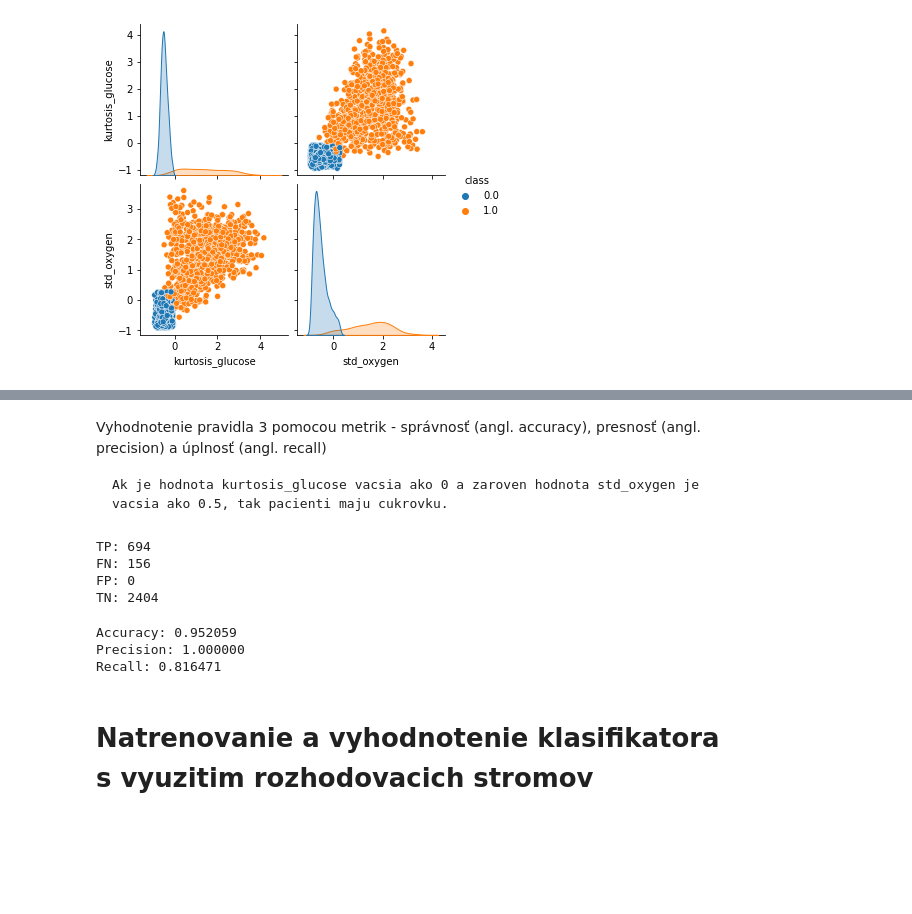
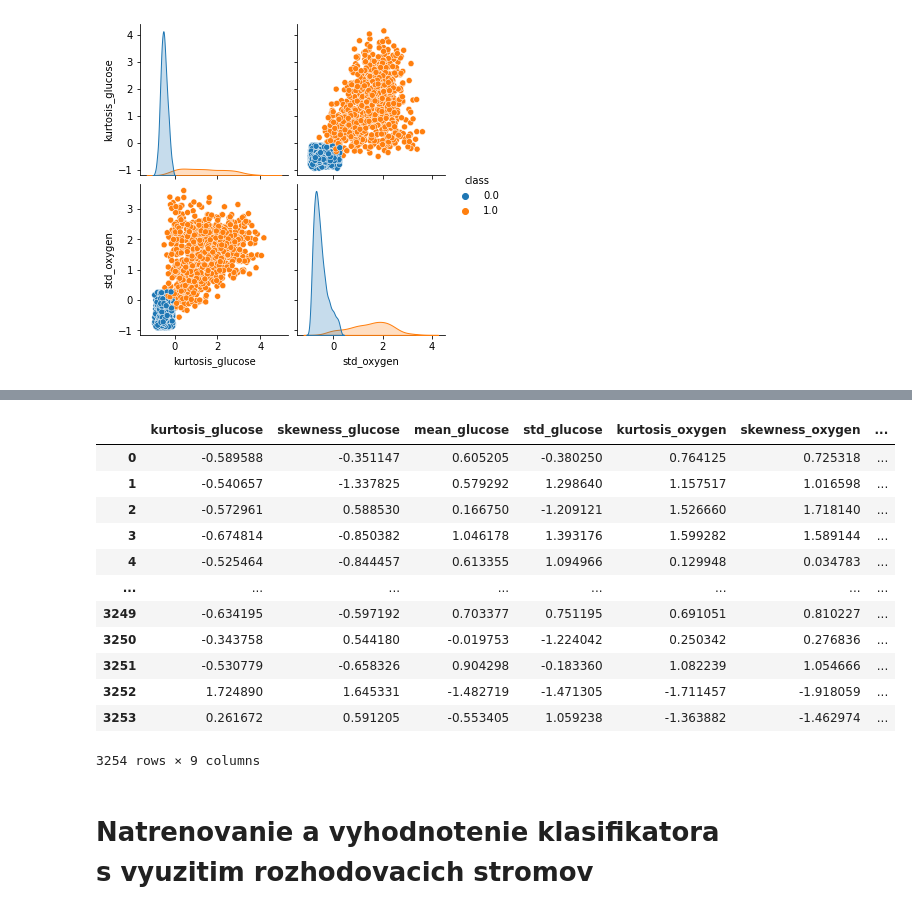
Before and after one commit to MakoHnat/IAU, a Jupyter notebook: 3 cast zadania.ipynb, the cells around one changed output, grey strips where cells are left out. Drawn from its saved outputs; the diff is of its cells as text; code cells hidden in the pictures; blank space fills up the shorter version.

```diff
--- a/3 cast zadania.ipynb
+++ b/3 cast zadania.ipynb
@@ -137,7 +121,0 @@ a nemusis typecastovat -> potom asi ani warningy nebudu
-# %%
-medical_data["pravidlo1class"] = ""
-medical_data["pravidlo2class"] = ""
-medical_data["pravidlo3class"] = ""
-medical_data["pravidlo1class"] = pd.to_numeric(medical_data["pravidlo1class"])
-medical_data["pravidlo2class"] = pd.to_numeric(medical_data["pravidlo2class"])
-medical_data["pravidlo3class"] = pd.to_numeric(medical_data["pravidlo3class"])
@@ -165,7 +121,0 @@ pocetVsetkych = medical_data.shape[0]
-# %%
-for index, row in medical_data.iterrows():
-    if row['kurtosis_glucose'] > 0:
-        row['pravidlo1class'] = 1
-    else:
-        row['pravidlo1class'] = 0
-    medical_data.at[index, 'pravidlo1class'] = row['pravidlo1class']
@@ -225,7 +121,0 @@ Vyhodnotenie pravidla 2 pomocou metrik - správnosť (angl. accuracy), presnosť
-# %%
-for index, row in medical_data.iterrows():
-    if row['std_glucose'] < 0.5:
-        row['pravidlo2class'] = 0
-    else:
-        row['pravidlo2class'] = 1
-    medical_data.at[index, 'pravidlo2class'] = row['pravidlo2class']
@@ -264,46 +122,19 @@ Recall: 0.076471
-# %% [markdown]
-Vyhodnotenie pravidla 3 pomocou metrik - správnosť (angl. accuracy), presnosť (angl. precision) a úplnosť (angl. recall)
-
-    Ak je hodnota kurtosis_glucose vacsia ako 0 a zaroven hodnota std_oxygen je vacsia ako 0.5, tak pacienti maju cukrovku.
-# %%
-for index, row in medical_data.iterrows():
-    if row['std_oxygen'] > 0.5 and row['kurtosis_glucose'] > 0:
-        row['pravidlo3class'] = 1
-    else:
-        row['pravidlo3class'] = 0
-    medical_data.at[index, 'pravidlo3class'] = row['pravidlo3class']
-# %%
-pocetFN3 = 0
-pocetTP3 = 0
-pocetFP3 = 0
-pocetTN3 = 0
-for index, row in medical_data.iterrows():
-    if row['class'] == 0 and row['pravidlo3class'] == 0:
-        pocetTN3 = pocetTN3 + 1
-    if row['class'] == 0 and row['pravidlo3class'] == 1:
-        pocetFP3 = pocetFP3 + 1
-    if row['class'] == 1 and row['pravidlo3class'] == 0:
-        pocetFN3 = pocetFN3 + 1
-    if row['class'] == 1 and row['pravidlo3class'] == 1:
-        pocetTP3 = pocetTP3 + 1
-
-print("TP: %d" % pocetTP3)
-print("FN: %d" % pocetFN3)
-print("FP: %d" % pocetFP3)
-print("TN: %d" % pocetTN3)
-# %% [output]
-TP: 694
-FN: 156
-FP: 0
-TN: 2404
-# %%
-print("Accuracy: %f" % ((pocetTP3 + pocetTN3)/pocetVsetkych))
-print("Precision: %f" % (pocetTP3/(pocetTP3 + pocetFP3)))
-print("Recall: %f" % (pocetTP3/(pocetTP3 + pocetFN3)))
-# %% [output]
-Accuracy: 0.952059
-Precision: 1.000000
-Recall: 0.816471
+# %%
+medical_data
+# %% [output]
+|  | kurtosis_glucose | skewness_glucose | mean_glucose | std_glucose | kurtosis_oxygen | skewness_oxygen | ... |
+| 0 | -0.589588 | -0.351147 | 0.605205 | -0.380250 | 0.764125 | 0.725318 | ... |
+| 1 | -0.540657 | -1.337825 | 0.579292 | 1.298640 | 1.157517 | 1.016598 | ... |
+| 2 | -0.572961 | 0.588530 | 0.166750 | -1.209121 | 1.526660 | 1.718140 | ... |
+| 3 | -0.674814 | -0.850382 | 1.046178 | 1.393176 | 1.599282 | 1.589144 | ... |
+| 4 | -0.525464 | -0.844457 | 0.613355 | 1.094966 | 0.129948 | 0.034783 | ... |
+| ... | ... | ... | ... | ... | ... | ... | ... |
+| 3249 | -0.634195 | -0.597192 | 0.703377 | 0.751195 | 0.691051 | 0.810227 | ... |
+| 3250 | -0.343758 | 0.544180 | -0.019753 | -1.224042 | 0.250342 | 0.276836 | ... |
+| 3251 | -0.530779 | -0.658326 | 0.904298 | -0.183360 | 1.082239 | 1.054666 | ... |
+| 3252 | 1.724890 | 1.645331 | -1.482719 | -1.471305 | -1.711457 | -1.918059 | ... |
+| 3253 | 0.261672 | 0.591205 | -0.553405 | 1.059238 | -1.363882 | -1.462974 | ... |
+3254 rows × 9 columns
 # %% [markdown]
 # Natrenovanie a vyhodnotenie klasifikatora s vyuzitim rozhodovacich stromov
 # %%
```
Also changed, not shown: parts of 19 cells of this notebook, 1 other file.
